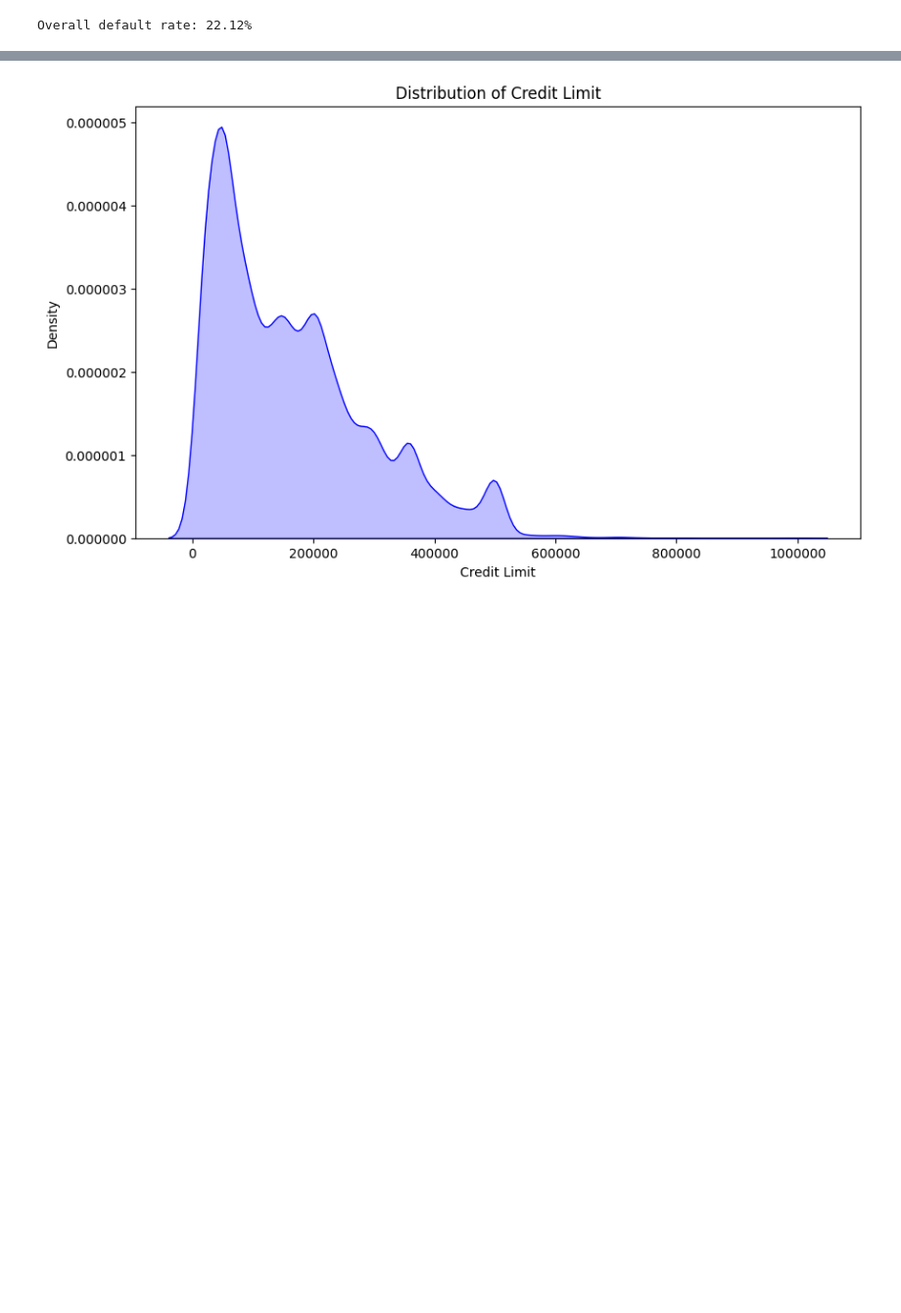
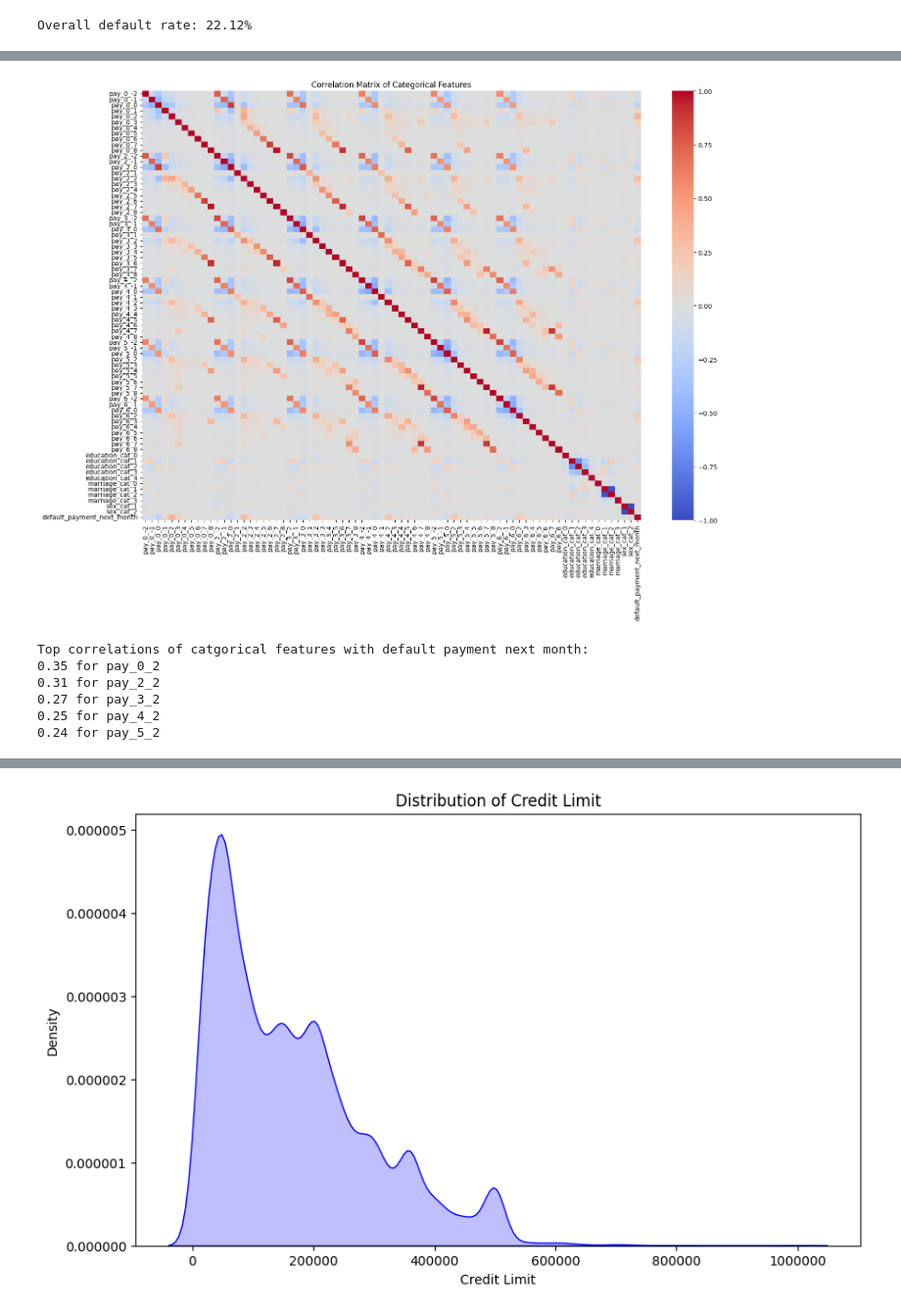
Before and after one commit to Yahlawat/Credit-Card-Default-Prediction, a Jupyter notebook: notebooks/default_prediction.ipynb, the cells around one changed output, grey strips where cells are left out. Shown at 98% size. Drawn from its saved outputs; the diff is of its cells as text; code cells hidden in the pictures; blank space fills up the shorter version.

```diff
--- a/notebooks/default_prediction.ipynb
+++ b/notebooks/default_prediction.ipynb
@@ -223,12 +255,10 @@ Data shape:
 # %%
 # Define feature types
-numerical_features = [
-    col for col in df.columns if df[col].dtype in ["int64", "float64"]
-]
-categorical_features = [col for col in df.columns if df[col].dtype == "category"]
+cat_cols = df.select_dtypes(include=["category"]).columns.tolist()
+num_cols = df.select_dtypes(include=["int64", "float64"]).columns.tolist()
 
 print("\nCheck all columns are captured:")
-df.shape[1] == len(numerical_features) + len(categorical_features)
+df.shape[1] == len(cat_cols) + len(num_cols)
 # %% [output]
 Check all columns are captured:
 True
@@ -362,0 +330,52 @@ This helps the models better account for the underrepresented class and improves
+# %%
+# Correlation analysis with categorical features
+plt.figure(figsize=(16, 12))
+
+# Convert categorical columns to numeric for correlation analysis
+cat_df = pd.get_dummies(df[cat_cols])
+cat_df["default_payment_next_month"] = df["default_payment_next_month"]
+
+# Calculate correlation matrix
+cat_corr_matrix = cat_df.corr()
+
+# Calculate correlation matrix
+sns.heatmap(
+    cat_corr_matrix,
+    annot=False,
+    cmap="coolwarm",
+    center=0,
+    xticklabels=True,
+    yticklabels=True
+)
+
+plt.title("Correlation Matrix of Categorical Features")
+plt.xticks(rotation=90)
+plt.yticks(rotation=0)
+plt.tight_layout()
+plt.show()
+
+# Find top correlations with target
+top_corr_vars = (
+    cat_corr_matrix["default_payment_next_month"]
+    .abs()
+    .sort_values(ascending=False)
+    .index[1:6]
+)
+top_corr_vals = (
+    cat_corr_matrix["default_payment_next_month"]
+    .abs()
+    .sort_values(ascending=False)
+    .iloc[1:6]
+    .round(2)
+)
+print("\nTop correlations of catgorical features with default payment next month:")
+for var, val in zip(top_corr_vars, top_corr_vals):
+    print(f"{val} for {var}")
+# %% [output]
+[figure, added]
+Top correlations of catgorical features with default payment next month:
+0.35 for pay_0_2
+0.31 for pay_2_2
+0.27 for pay_3_2
+0.25 for pay_4_2
+0.24 for pay_5_2
```
Also changed, not shown: parts of 63 cells of this notebook, 3 other files.
